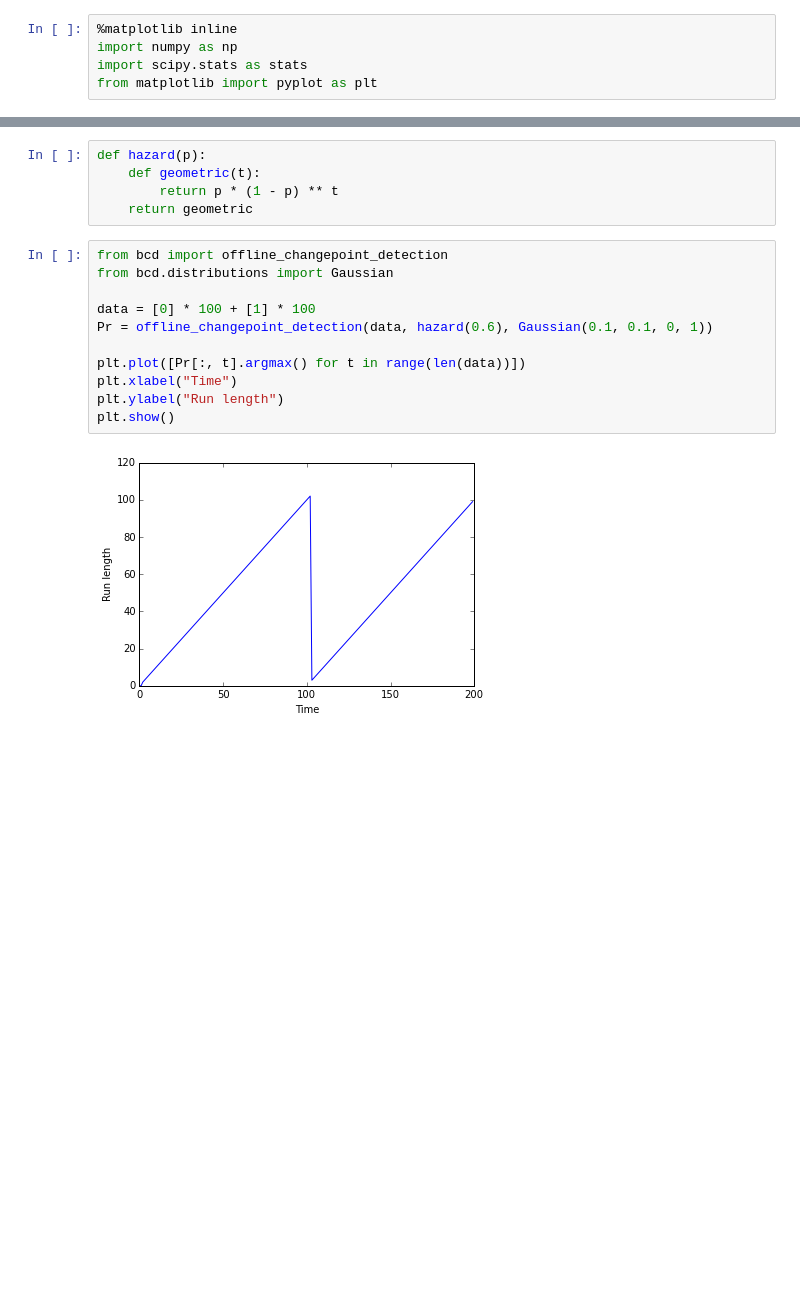
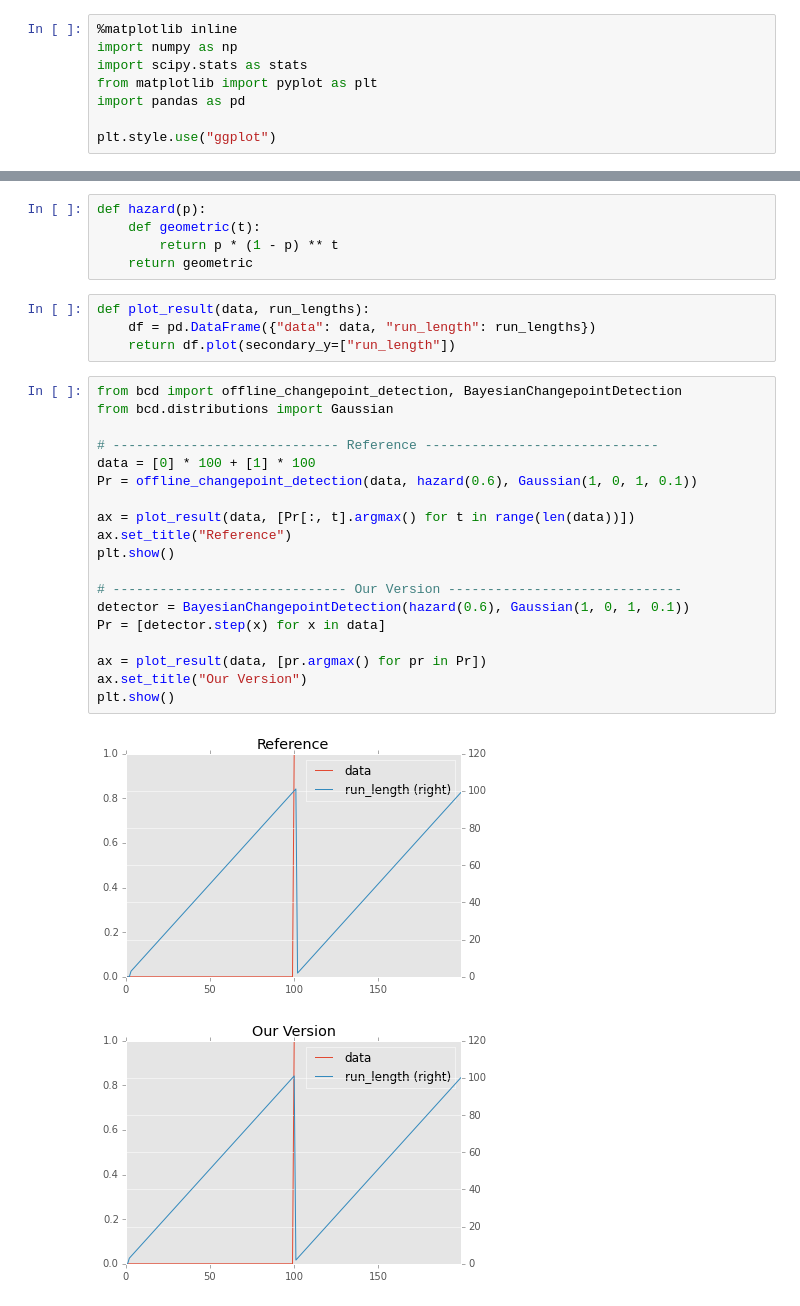
Before and after one commit to concord/ml, a Jupyter notebook: notebooks/Bayesian Changepoint Detection.ipynb, the cells around one changed output, grey strips where cells are left out. Drawn from its saved outputs; the diff is of its cells as text; blank space fills up the shorter version.

```diff
--- a/notebooks/Bayesian Changepoint Detection.ipynb
+++ b/notebooks/Bayesian Changepoint Detection.ipynb
@@ -3,6 +3,9 @@
 import numpy as np
 import scipy.stats as stats
 from matplotlib import pyplot as plt
+import pandas as pd
+
+plt.style.use("ggplot")
 # %%
 # ugly hack to get relative imports working
 import os
@@ -12,16 +15,29 @@ def hazard(p):
     def geometric(t):
         return p * (1 - p) ** t
     return geometric
+# %%
+def plot_result(data, run_lengths):
+    df = pd.DataFrame({"data": data, "run_length": run_lengths})
+    return df.plot(secondary_y=["run_length"])
 # %%
-from bcd import offline_changepoint_detection
+from bcd import offline_changepoint_detection, BayesianChangepointDetection
 from bcd.distributions import Gaussian
 
+# ----------------------------- Reference ------------------------------
 data = [0] * 100 + [1] * 100
-Pr = offline_changepoint_detection(data, hazard(0.6), Gaussian(0.1, 0.1, 0, 1))
+Pr = offline_changepoint_detection(data, hazard(0.6), Gaussian(1, 0, 1, 0.1))
 
-plt.plot([Pr[:, t].argmax() for t in range(len(data))])
-plt.xlabel("Time")
-plt.ylabel("Run length")
+ax = plot_result(data, [Pr[:, t].argmax() for t in range(len(data))])
+ax.set_title("Reference")
 plt.show()
+
+# ------------------------------ Our Version ------------------------------
+detector = BayesianChangepointDetection(hazard(0.6), Gaussian(1, 0, 1, 0.1))
+Pr = [detector.step(x) for x in data]
+
+ax = plot_result(data, [pr.argmax() for pr in Pr])
+ax.set_title("Our Version")
+plt.show()
 # %% [output]
-[figure, old version]
+[figure, new version]
+[figure, added]
```
Also changed, not shown: parts of 7 cells of this notebook, 1 other file.
